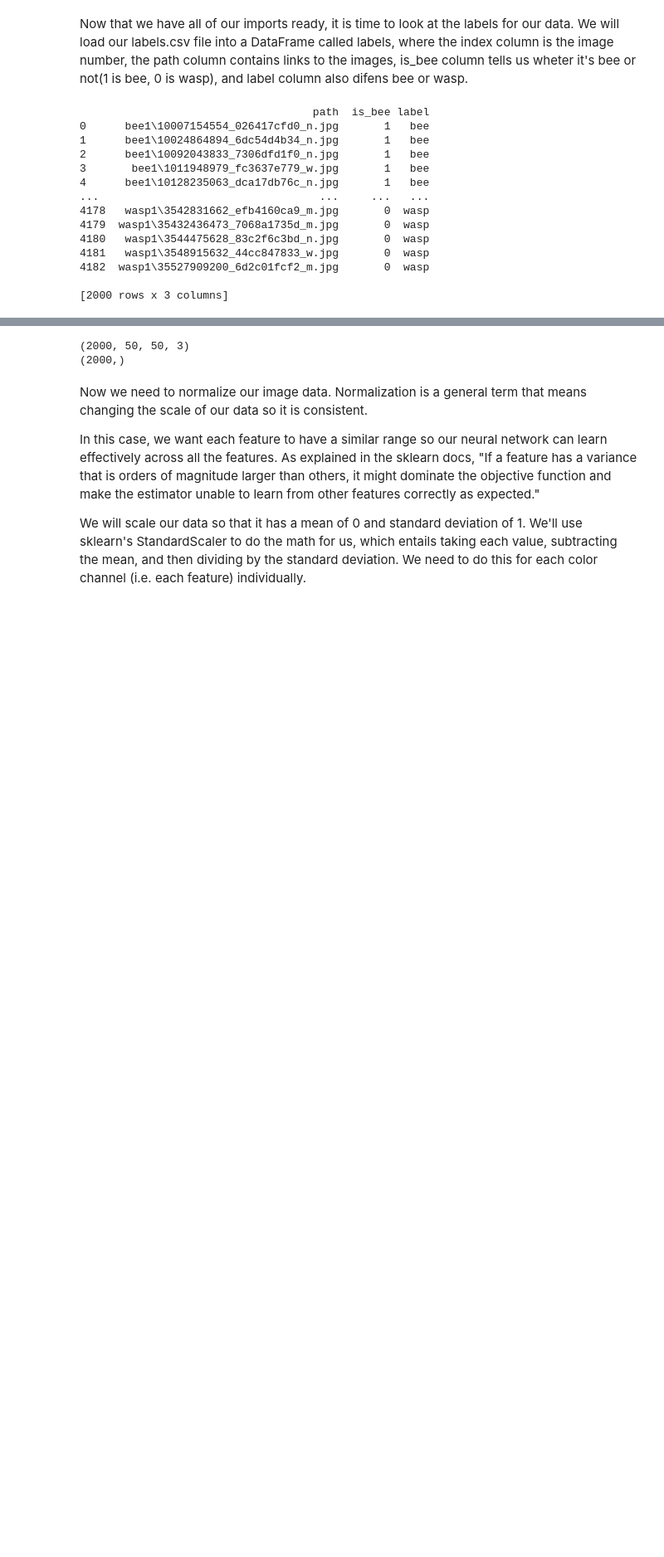
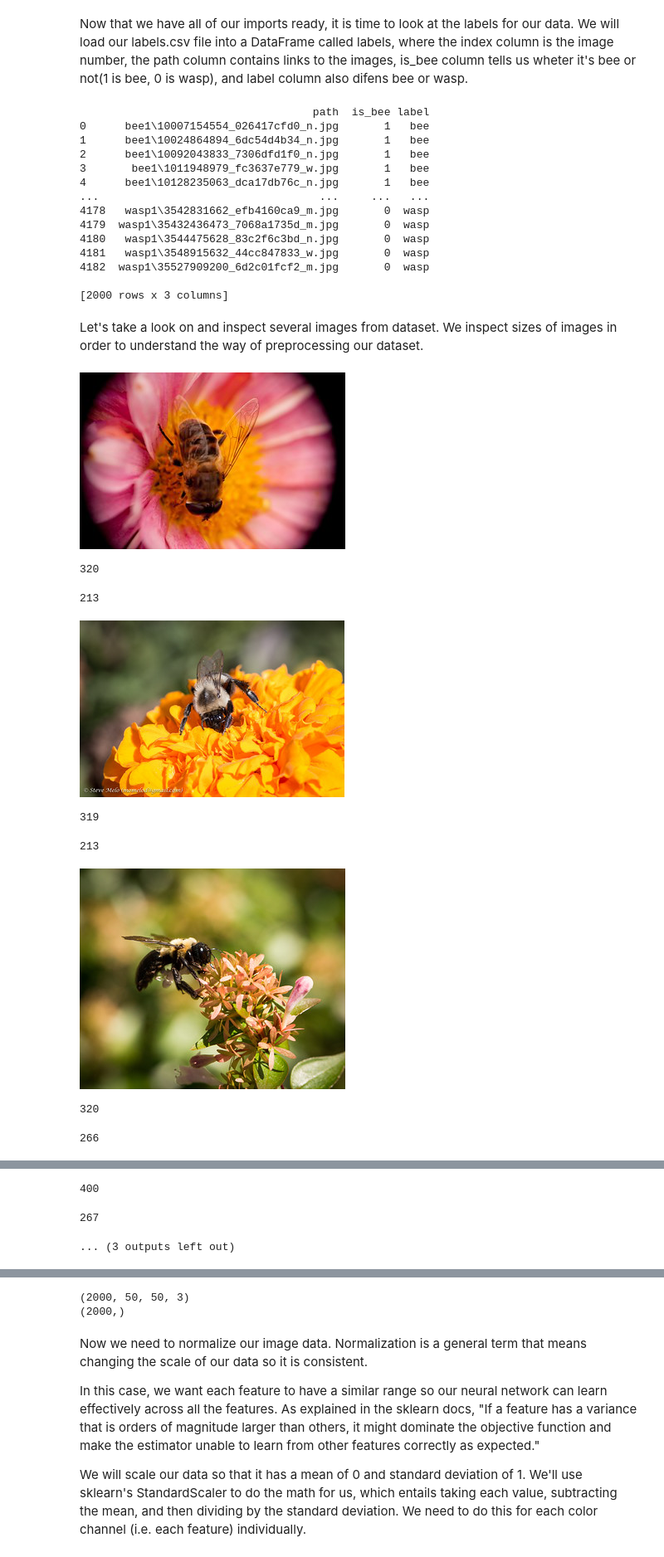
Before and after one commit to RomanKoz/Bee_Vs_Wasp, a Jupyter notebook: BeeVSWasp.ipynb, the cells around one changed output, grey strips where cells are left out. Shown at 83% size. Saved outputs shown, nothing was run; the diff lists cells and outputs as text; code cells hidden in the pictures; blank space fills up the shorter version.

```diff
--- a/BeeVSWasp.ipynb
+++ b/BeeVSWasp.ipynb
@@ -70,3 +70,22 @@ print(labels_concat)
 4182  wasp1\35527909200_6d2c01fcf2_m.jpg       0  wasp
 
 [2000 rows x 3 columns]
+# %% [markdown]
+Let's take a look on and inspect several images from dataset. We inspect sizes of images in order to understand the way of preprocessing our dataset.
+# %%
+for p in labels_concat['path'][0:5]:
+    im = Image.open('D:\\Python\\bee_or_wasp\\kaggle_bee_vs_wasp\\{}'.format(p))
+    width, height = im.size
+    display(im, width, height)
+#  im = Image.open('D:\\Python\\bee_or_wasp\\kaggle_bee_vs_wasp\\{}'.format(labels_concat['path'][0:5]))
+#  width, height = im.size
+# %% [output]
+[figure, added]
+320
+213
+[figure, added]
+319
+213
+[figure, added]
+320
+266
@@ -73 +93,4 @@ print(labels_concat)
+400
+267
+... (3 outputs left out)
 # %% [markdown]
```
Also changed, not shown: parts of 9 cells of this notebook.
